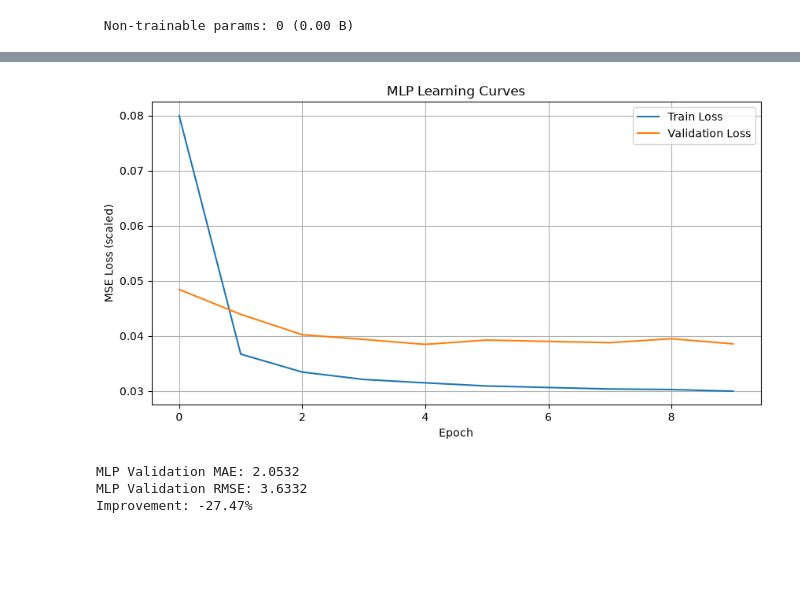
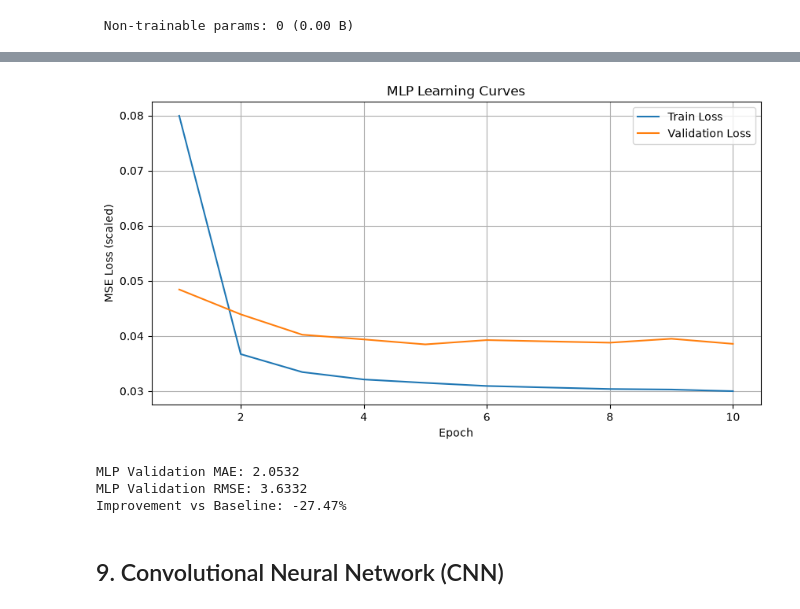
Before and after one commit to qchen534/AISE4010-Project, a Jupyter notebook: AISE4010_Project_Group#3.ipynb, the cells around one changed output, grey strips where cells are left out. Drawn from its saved outputs; the diff is of its cells as text; code cells hidden in the pictures; blank space fills up the shorter version.

```diff
--- a/AISE4010_Project_Group#3.ipynb
+++ b/AISE4010_Project_Group#3.ipynb
@@ -568,22 +568,23 @@ Training time: 3.2444799169898033
 Parameters: 1217
 # %%
-# Plot learning curve
+# Plot MLP learning curve
 
 plt.style.use("default")
 
 plt.figure(figsize=(10, 5))
 
-plt.plot(mlp_history.history["loss"], label="Train Loss")
-plt.plot(mlp_history.history["val_loss"], label="Validation Loss")
+epochs = range(1, len(mlp_history.history["loss"]) + 1)
+plt.plot(epochs, mlp_history.history["loss"], label="Train Loss")
+plt.plot(epochs, mlp_history.history["val_loss"], label="Validation Loss")
 
 plt.title("MLP Learning Curves")
 plt.xlabel("Epoch")
 plt.ylabel("MSE Loss (scaled)")
 plt.legend()
 plt.grid(True)
 plt.show()
 # %% [output]
-[figure, old version]
+[figure, new version]
 # %%
 # Evaluation
 
@@ -610,8 +611,10 @@ mlp_improvement = (
 
 print(f"MLP Validation MAE: {mlp_mae:.4f}")
 print(f"MLP Validation RMSE: {mlp_rmse:.4f}")
-print(f"Improvement: {mlp_improvement:.2f}%")
+print(f"Improvement vs Baseline: {mlp_improvement:.2f}%")
 # %% [output]
 MLP Validation MAE: 2.0532
 MLP Validation RMSE: 3.6332
-Improvement: -27.47%
+Improvement vs Baseline: -27.47%
+# %% [markdown]
+## 9. Convolutional Neural Network (CNN)
```
Also changed, not shown: parts of 6 cells of this notebook.
